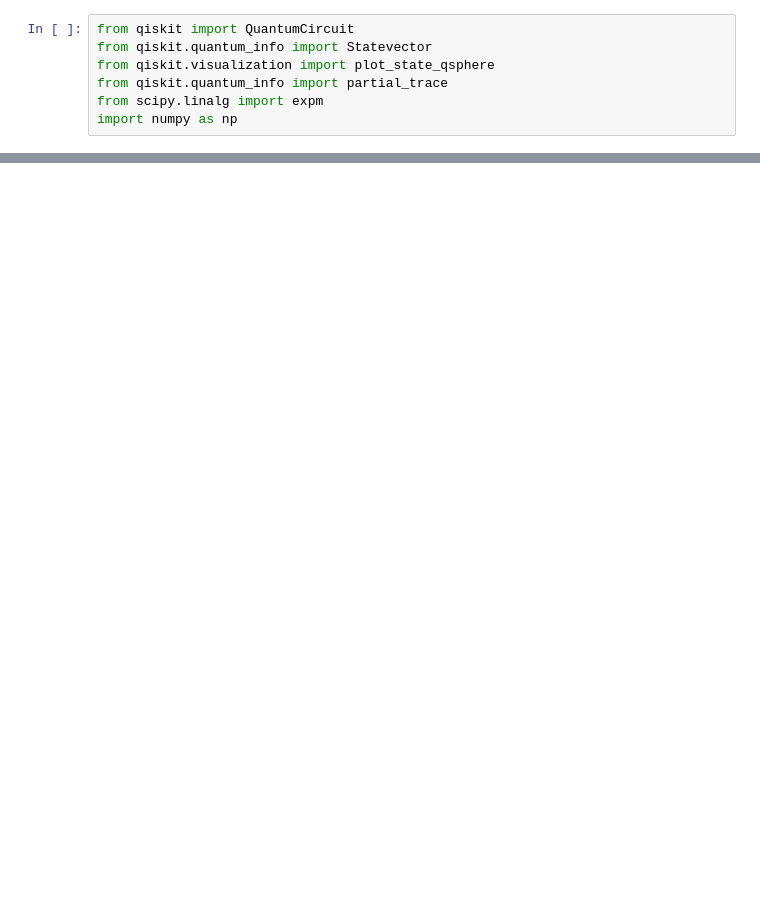
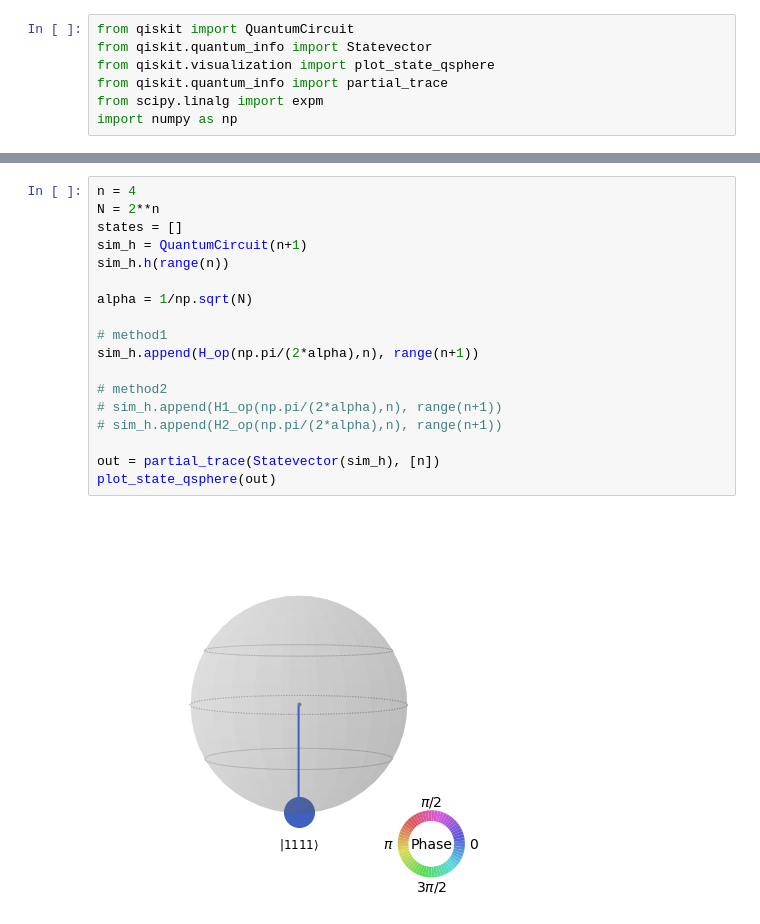
Before and after one commit to Letao-WANG/Quantum_algorithm, a Jupyter notebook: 3_May_Circuit_Adiabatic/Experiments.ipynb, the cells around one changed output, grey strips where cells are left out. Drawn from its saved outputs; the diff is of its cells as text; blank space fills up the shorter version.

```diff
--- a/3_May_Circuit_Adiabatic/Experiments.ipynb
+++ b/3_May_Circuit_Adiabatic/Experiments.ipynb
@@ -43,0 +57,20 @@ def H_op(delt, n):
+# %%
+n = 4
+N = 2**n
+states = []
+sim_h = QuantumCircuit(n+1)
+sim_h.h(range(n))
+
+alpha = 1/np.sqrt(N)
+
+# method1
+sim_h.append(H_op(np.pi/(2*alpha),n), range(n+1))
+
+# method2
+# sim_h.append(H1_op(np.pi/(2*alpha),n), range(n+1))
+# sim_h.append(H2_op(np.pi/(2*alpha),n), range(n+1))
+
+out = partial_trace(Statevector(sim_h), [n])
+plot_state_qsphere(out)
+# %% [output]
+[figure, added]
```
Also changed, not shown: parts of 6 cells of this notebook.
